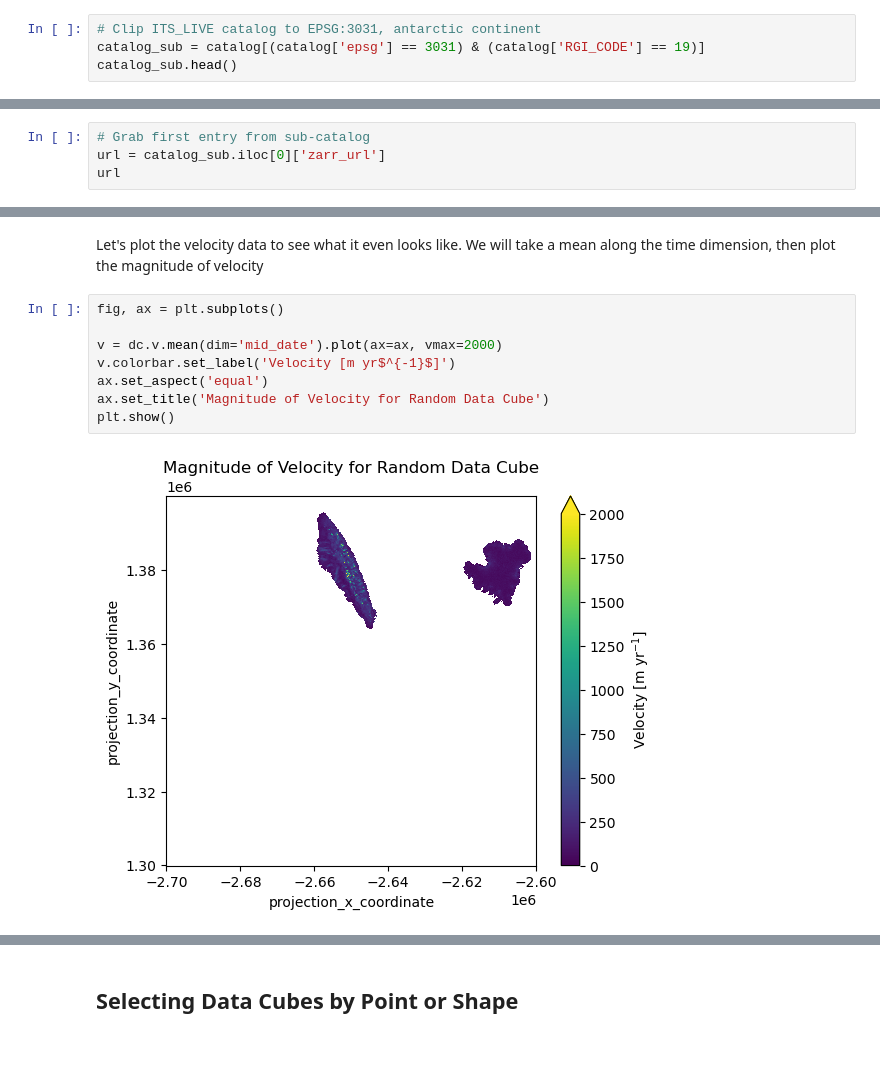
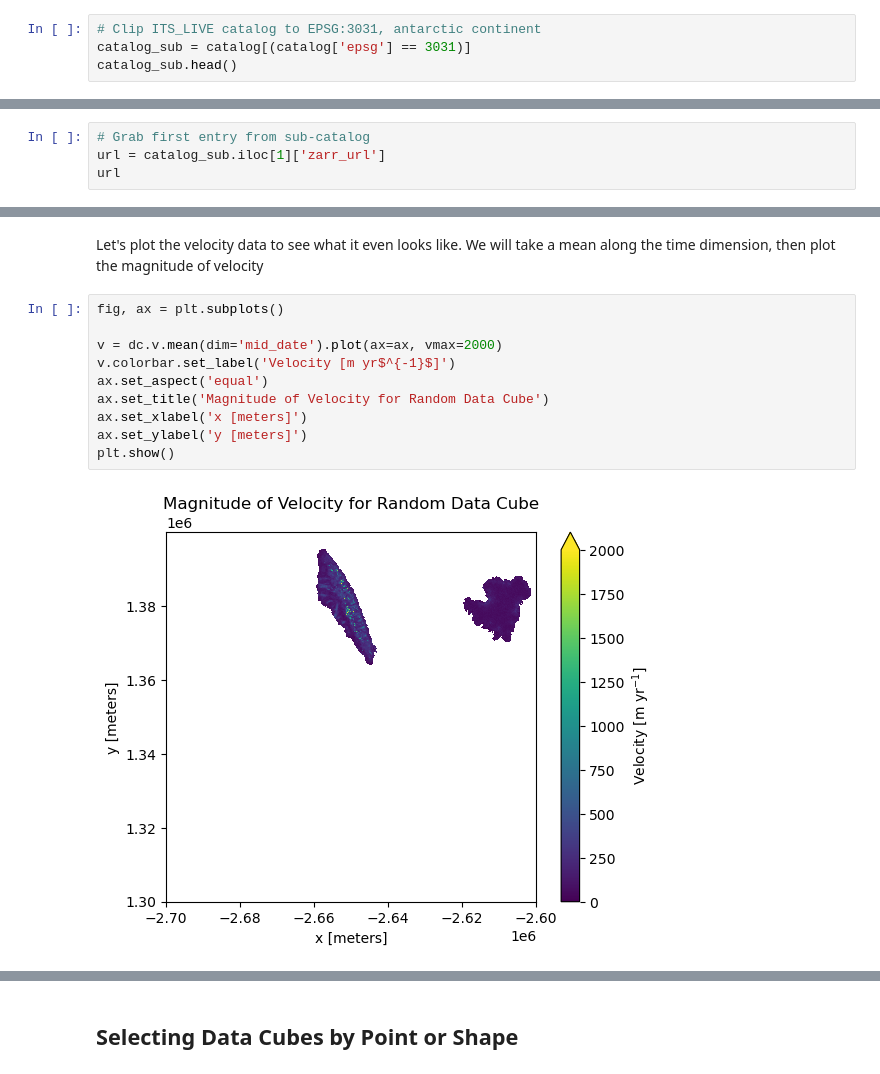
Before and after one commit to jackplogan33/ice-fracture-mechanics, a Jupyter notebook: notebooks/01-access-itslive-data.ipynb, the cells around one changed output, grey strips where cells are left out. Cells and saved outputs as stored; diff of their text form.

```diff
--- a/notebooks/01-access-itslive-data.ipynb
+++ b/notebooks/01-access-itslive-data.ipynb
@@ -36,7 +32,7 @@ catalog.head()
 | 4 | 0.881647 | red | 11.835322 | { "type": "Polygon", "coordinates... | 1 | http://its-live-data.s3.amazonaws... | 32718 | ... |
 # %%
 # Clip ITS_LIVE catalog to EPSG:3031, antarctic continent
-catalog_sub = catalog[(catalog['epsg'] == 3031) & (catalog['RGI_CODE'] == 19)]
+catalog_sub = catalog[(catalog['epsg'] == 3031)]
 catalog_sub.head()
 # %% [output]
 |  | fill-opacity | fill | roi_percent_coverage | geometry_epsg | datacube_exist | zarr_url | epsg | ... |
@@ -54,5 +47,5 @@ This will return the entries of the catalog where the projection or RGI code mat
 # %%
 # Grab first entry from sub-catalog
-url = catalog_sub.iloc[0]['zarr_url']
+url = catalog_sub.iloc[1]['zarr_url']
 url
 # %% [output]
@@ -98,13 +91,15 @@ Let's plot the velocity data to see what it even looks like. We will take a mean
 # %%
 fig, ax = plt.subplots()
 
 v = dc.v.mean(dim='mid_date').plot(ax=ax, vmax=2000)
 v.colorbar.set_label('Velocity [m yr$^{-1}$]')
 ax.set_aspect('equal')
 ax.set_title('Magnitude of Velocity for Random Data Cube')
+ax.set_xlabel('x [meters]')
+ax.set_ylabel('y [meters]')
 plt.show()
 # %% [output]
-[figure, old version]
+[figure, new version]
 # %% [markdown]
 From a quick inspection of this plot, there appear to be two islands with a few faster flowing glaciers on the left one.
 
```
Also changed, not shown: parts of 22 cells of this notebook.
